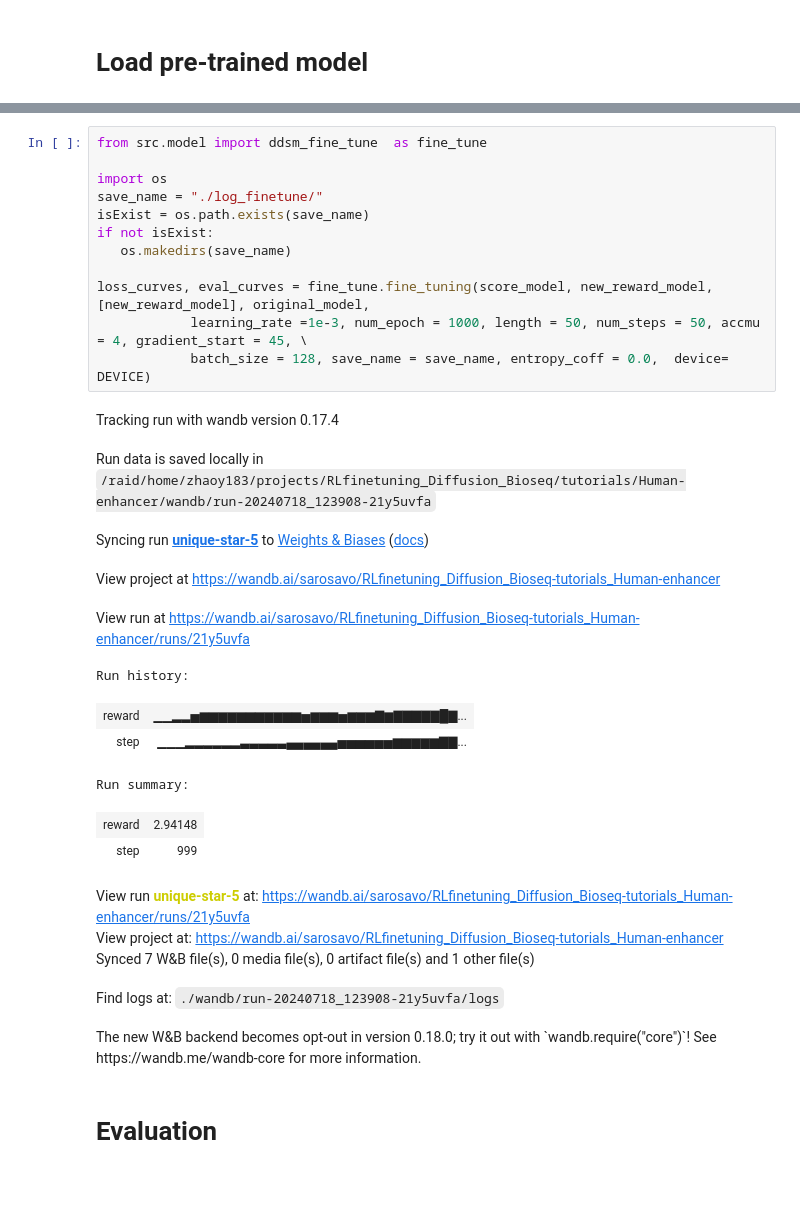
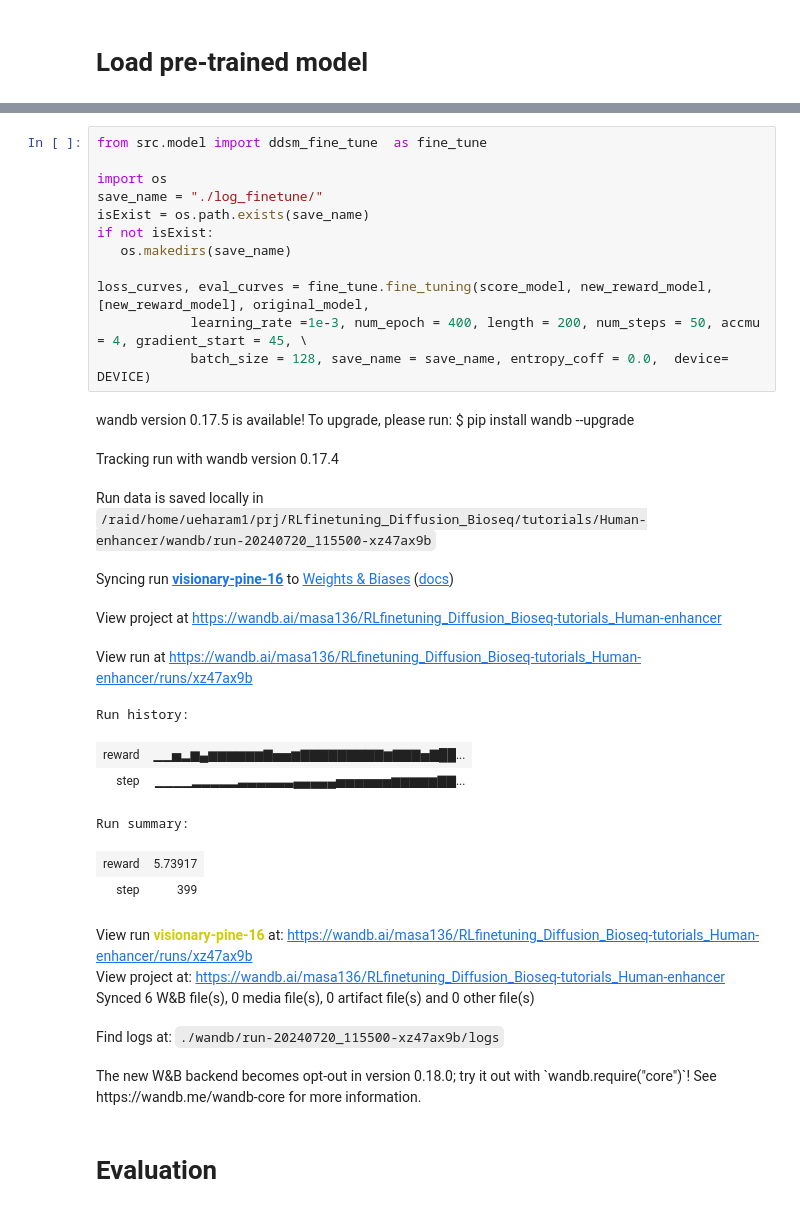
Before and after one commit to masa-ue/RLfinetuning_Diffusion_Bioseq, a Jupyter notebook: tutorials/Human-enhancer/4-Enhancer_finetune_directbackprop.ipynb, the cells around one changed output, grey strips where cells are left out. Drawn from its saved outputs; the diff is of its cells as text; blank space fills up the shorter version.

```diff
--- a/tutorials/Human-enhancer/4-Enhancer_finetune_directbackprop.ipynb
+++ b/tutorials/Human-enhancer/4-Enhancer_finetune_directbackprop.ipynb
@@ -98,32 +99,33 @@ Done. 0:0:0.8
 # %%
 from src.model import ddsm_fine_tune  as fine_tune
 
 import os
 save_name = "./log_finetune/"
 isExist = os.path.exists(save_name)
 if not isExist:
    os.makedirs(save_name)
 
 loss_curves, eval_curves = fine_tune.fine_tuning(score_model, new_reward_model, [new_reward_model], original_model,
-            learning_rate =1e-3, num_epoch = 1000, length = 50, num_steps = 50, accmu = 4, gradient_start = 45, \
+            learning_rate =1e-3, num_epoch = 400, length = 200, num_steps = 50, accmu = 4, gradient_start = 45, \
             batch_size = 128, save_name = save_name, entropy_coff = 0.0,  device= DEVICE)
 # %% [output]
-Tracking run with wandb version 0.17.4
+wandb version 0.17.5 is available! To upgrade, please run: $ pip install wandb --upgrade
-Run data is saved locally in /raid/home/zhaoy183/projects/RLfinetuning_Diffusion_Bioseq/tutorials/Human-enhancer/wandb/run-20240718_123908-21y5uvfa
+Tracking run with wandb version 0.17.4
-Syncing run unique-star-5 to Weights & Biases (docs)
+Run data is saved locally in /raid/home/ueharam1/prj/RLfinetuning_Diffusion_Bioseq/tutorials/Human-enhancer/wandb/run-20240720_115500-xz47ax9b
-View project at https://wandb.ai/sarosavo/RLfinetuning_Diffusion_Bioseq-tutorials_Human-enhancer
+Syncing run visionary-pine-16 to Weights & Biases (docs)
-View run at https://wandb.ai/sarosavo/RLfinetuning_Diffusion_Bioseq-tutorials_Human-enhancer/runs/21y5uvfa
+View project at https://wandb.ai/masa136/RLfinetuning_Diffusion_Bioseq-tutorials_Human-enhancer
+View run at https://wandb.ai/masa136/RLfinetuning_Diffusion_Bioseq-tutorials_Human-enhancer/runs/xz47ax9b
 Run history:
-| reward | ▁▁▂▂▅▆▆▆▆▆▆▆▆▆▆▆▅▆▆▆▅▆▆▆▇▆▇▇▇▇▇█▇... |
-| step | ▁▁▁▂▂▂▂▂▂▃▃▃▃▃▄▄▄▄▄▄▅▅▅▅▅▅▆▆▆▆▆▇▇... |
+| reward | ▁▁▅▂▆▄▆▆▆▆▆▆▇▅▅▆▇▇▇▇▇▇▇▇▇▆▇▇▇▅▇██... |
+| step | ▁▁▁▁▂▂▂▂▂▃▃▃▃▃▃▄▄▄▄▄▅▅▅▅▅▅▆▆▆▆▆▇▇... |
 Run summary:
-| reward | 2.94148 |
-| step | 999 |
+| reward | 5.73917 |
+| step | 399 |
-View run unique-star-5 at: https://wandb.ai/sarosavo/RLfinetuning_Diffusion_Bioseq-tutorials_Human-enhancer/runs/21y5uvfa
-View project at: https://wandb.ai/sarosavo/RLfinetuning_Diffusion_Bioseq-tutorials_Human-enhancer
-Synced 7 W&B file(s), 0 media file(s), 0 artifact file(s) and 1 other file(s)
-Find logs at: ./wandb/run-20240718_123908-21y5uvfa/logs
+View run visionary-pine-16 at: https://wandb.ai/masa136/RLfinetuning_Diffusion_Bioseq-tutorials_Human-enhancer/runs/xz47ax9b
+View project at: https://wandb.ai/masa136/RLfinetuning_Diffusion_Bioseq-tutorials_Human-enhancer
+Synced 6 W&B file(s), 0 media file(s), 0 artifact file(s) and 0 other file(s)
-The new W&B backend becomes opt-out in version 0.18.0; try it out with `wandb.require("core")`! See https://wandb.me/wandb-core for more information.
+Find logs at: ./wandb/run-20240720_115500-xz47ax9b/logs
+The new W&B backend becomes opt-out in version 0.18.0; try it out with `wandb.require("core")`! See https://wandb.me/wandb-core for more information.
 # %% [markdown]
 # Evaluation
 # %%
```
Also changed, not shown: parts of 6 cells of this notebook, 7 other files.
